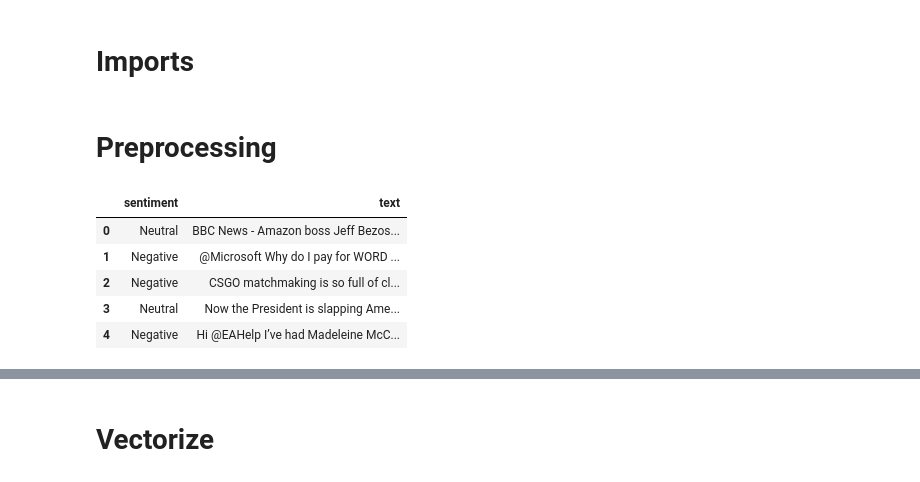
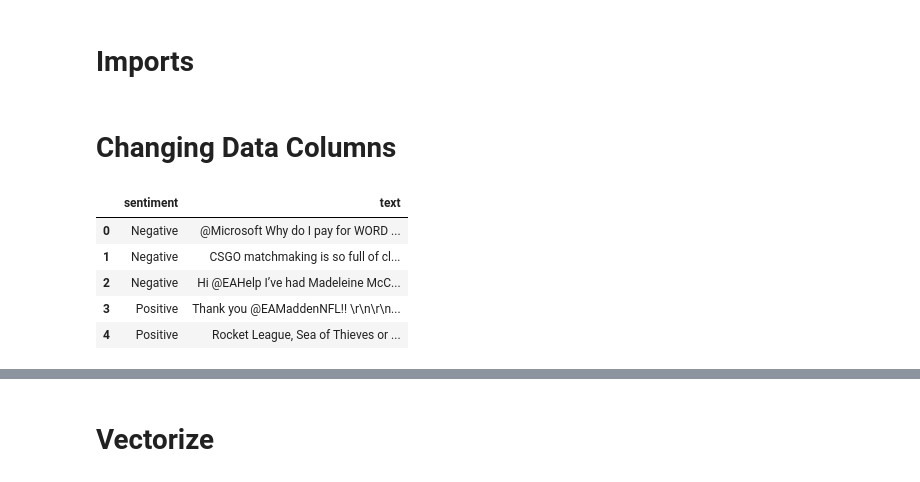
Before and after one commit to Chr0m0some/CS5100_FinalProject, a Jupyter notebook: SVM Processing.ipynb, the cells around one changed output, grey strips where cells are left out. Drawn from its saved outputs; the diff is of its cells as text; code cells hidden in the pictures.

```diff
--- a/SVM Processing.ipynb
+++ b/SVM Processing.ipynb
@@ -11,26 +15,31 @@ from sklearn.metrics import accuracy_score
 # %% [markdown]
-# Preprocessing
+# Changing Data Columns
 # %%
 # Dataset CSV Paths
-training_path = '/Users/chris/Documents/CS 5100/Final Project/twitter_training.csv'
-testing_path = '/Users/chris/Documents/CS 5100/Final Project/twitter_validation.csv'
+training_path = r'C:\Users\chris\Documents\cs5100\CS5100_FinalProject\twitter_training.csv'
+testing_path = r'C:\Users\chris\Documents\cs5100\CS5100_FinalProject\twitter_validation.csv'
 
 # Import data
 train_data = pd.read_csv(training_path)
 test_data = pd.read_csv(testing_path)
 
-# drop irrelevant columns
+# Drop first row to add data labels
 train_data.drop(['2401', 'Borderlands'], axis = 1, inplace = True)
 test_data.drop(['3364', 'Facebook'], axis = 1, inplace = True)
 
-# rename columns
+# Rename labels
 train_data = train_data.rename(columns = {"Positive" : "sentiment", "im getting on borderlands and i will murder you all ," : "text"})
 test_data = test_data.rename(columns = {"Irrelevant" : "sentiment", "I mentioned on Facebook that I was struggling for motivation to go for a run the other day, which has been translated by Tom’s great auntie as ‘Hayley can’t get out of bed’ and told to his grandma, who now thinks I’m a lazy, terrible person 🤣" : "text"})
+
+# get rid of extra labels
+train_data = train_data[~train_data['sentiment'].isin(['Neutral', 'Irrelevant'])].reset_index(drop=True)
+test_data = test_data[~test_data['sentiment'].isin(['Neutral', 'Irrelevant'])].reset_index(drop=True)
+
 test_data.head()
 # %% [output]
 |  | sentiment | text |
-| 0 | Neutral | BBC News - Amazon boss Jeff Bezos... |
-| 1 | Negative | @Microsoft Why do I pay for WORD ... |
-| 2 | Negative | CSGO matchmaking is so full of cl... |
-| 3 | Neutral | Now the President is slapping Ame... |
-| 4 | Negative | Hi @EAHelp I’ve had Madeleine McC... |
+| 0 | Negative | @Microsoft Why do I pay for WORD ... |
+| 1 | Negative | CSGO matchmaking is so full of cl... |
+| 2 | Negative | Hi @EAHelp I’ve had Madeleine McC... |
+| 3 | Positive | Thank you @EAMaddenNFL!! \r\n\r\n... |
+| 4 | Positive | Rocket League, Sea of Thieves or ... |
```
Also changed, not shown: parts of 24 cells of this notebook, 2 other files.
